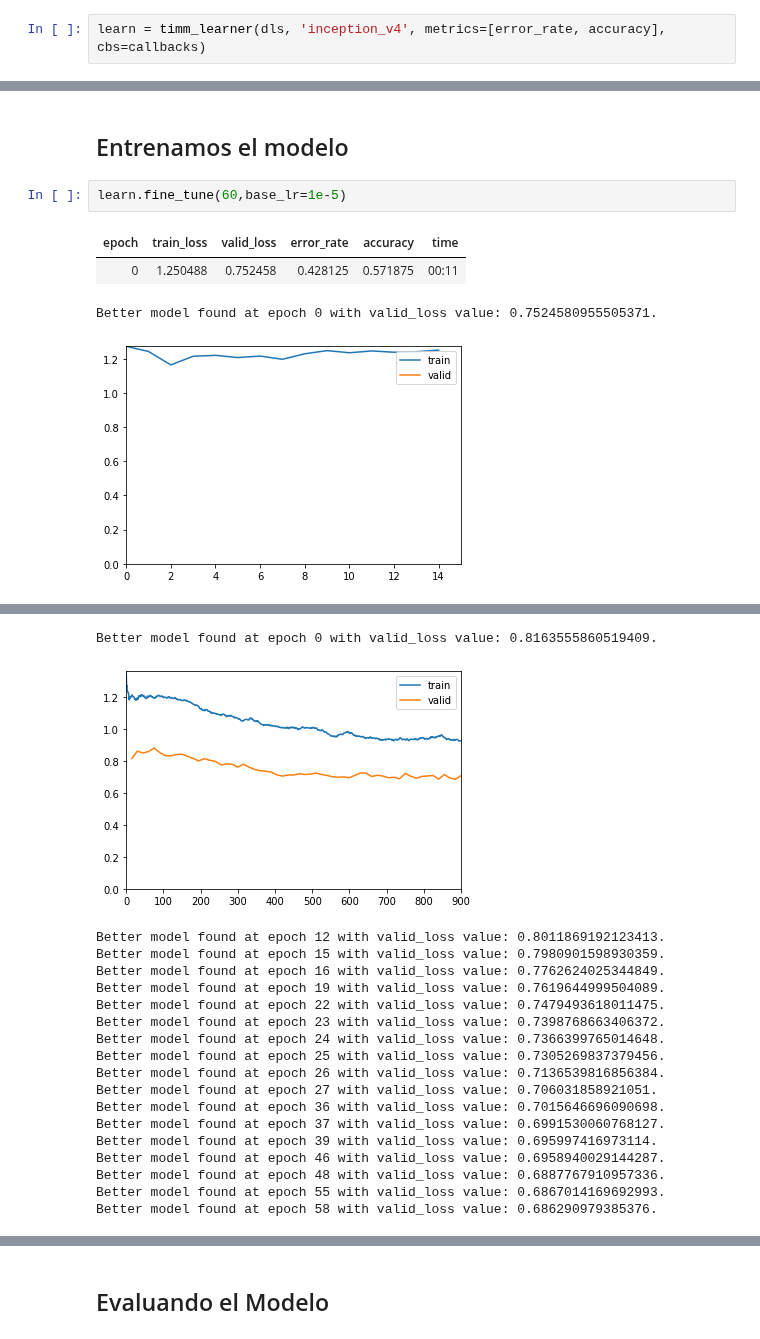
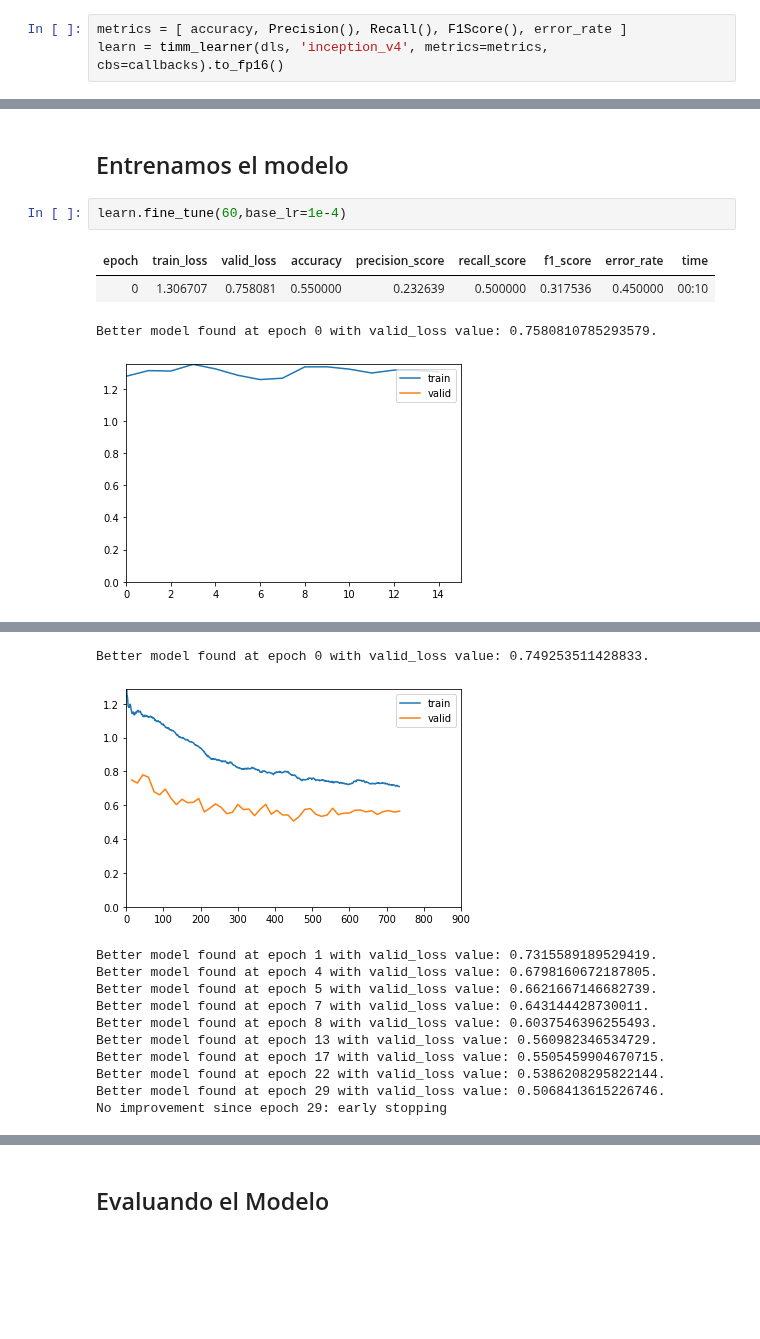
Before and after one commit to dirudiez/TFM_DiegoRudiez, a Jupyter notebook: Binario_CEL_inception_v4_BalanceoSklearn.ipynb, the cells around one changed output, grey strips where cells are left out. Drawn from its saved outputs; the diff is of its cells as text; blank space fills up the shorter version.

```diff
--- a/Binario_CEL_inception_v4_BalanceoSklearn.ipynb
+++ b/Binario_CEL_inception_v4_BalanceoSklearn.ipynb
@@ -153,7 +151,8 @@ callbacks = [
     SaveModelCallback()
 ]
 # %%
-learn = timm_learner(dls, 'inception_v4', metrics=[error_rate, accuracy], cbs=callbacks)
+metrics = [ accuracy, Precision(), Recall(), F1Score(), error_rate ]
+learn = timm_learner(dls, 'inception_v4', metrics=metrics, cbs=callbacks).to_fp16()
 # %% [output]
 Downloading: "https://github.com/rwightman/pytorch-image-models/releases/download/v0.1-cadene/inceptionv4-8e4777a0.pth" to /root/.cache/torch/hub/checkpoints/inceptionv4-8e4777a0.pth
 # %%
@@ -165,9 +164,9 @@ SuggestedLRs(minimum=0.004786301031708717, steep=2.75422871709452e-06, valley=0.
 # %% [markdown]
 ## Entrenamos el modelo
 # %%
-learn.fine_tune(60,base_lr=1e-5)
+learn.fine_tune(60,base_lr=1e-4)
 # %% [output]
-| epoch | train_loss | valid_loss | error_rate | accuracy | time |
-| 0 | 1.250488 | 0.752458 | 0.428125 | 0.571875 | 00:11 |
+| epoch | train_loss | valid_loss | accuracy | precision_score | recall_score | f1_score | error_rate | time |
+| 0 | 1.306707 | 0.758081 | 0.550000 | 0.232639 | 0.500000 | 0.317536 | 0.450000 | 00:10 |
-Better model found at epoch 0 with valid_loss value: 0.7524580955505371.
+Better model found at epoch 0 with valid_loss value: 0.7580810785293579.
-[figure, old version]
+[figure, new version]
@@ -191,22 +190,15 @@ Better model found at epoch 0 with valid_loss value: 0.7524580955505371.
-Better model found at epoch 0 with valid_loss value: 0.8163555860519409.
+Better model found at epoch 0 with valid_loss value: 0.749253511428833.
-[figure, old version]
+[figure, new version]
-Better model found at epoch 12 with valid_loss value: 0.8011869192123413.
-Better model found at epoch 15 with valid_loss value: 0.7980901598930359.
-Better model found at epoch 16 with valid_loss value: 0.7762624025344849.
-Better model found at epoch 19 with valid_loss value: 0.7619644999504089.
-Better model found at epoch 22 with valid_loss value: 0.7479493618011475.
-Better model found at epoch 23 with valid_loss value: 0.7398768663406372.
-Better model found at epoch 24 with valid_loss value: 0.7366399765014648.
-Better model found at epoch 25 with valid_loss value: 0.7305269837379456.
-Better model found at epoch 26 with valid_loss value: 0.7136539816856384.
-Better model found at epoch 27 with valid_loss value: 0.706031858921051.
-Better model found at epoch 36 with valid_loss value: 0.7015646696090698.
-Better model found at epoch 37 with valid_loss value: 0.6991530060768127.
-Better model found at epoch 39 with valid_loss value: 0.695997416973114.
-Better model found at epoch 46 with valid_loss value: 0.6958940029144287.
-Better model found at epoch 48 with valid_loss value: 0.6887767910957336.
-Better model found at epoch 55 with valid_loss value: 0.6867014169692993.
-Better model found at epoch 58 with valid_loss value: 0.686290979385376.
+Better model found at epoch 1 with valid_loss value: 0.7315589189529419.
+Better model found at epoch 4 with valid_loss value: 0.6798160672187805.
+Better model found at epoch 5 with valid_loss value: 0.6621667146682739.
+Better model found at epoch 7 with valid_loss value: 0.643144428730011.
+Better model found at epoch 8 with valid_loss value: 0.6037546396255493.
+Better model found at epoch 13 with valid_loss value: 0.560982346534729.
+Better model found at epoch 17 with valid_loss value: 0.5505459904670715.
+Better model found at epoch 22 with valid_loss value: 0.5386208295822144.
+Better model found at epoch 29 with valid_loss value: 0.5068413615226746.
+No improvement since epoch 29: early stopping
 # %%
 learn.show_results(max_n=12, figsize=(7,8))
 # %% [output]
```
Also changed, not shown: parts of 17 cells of this notebook.
